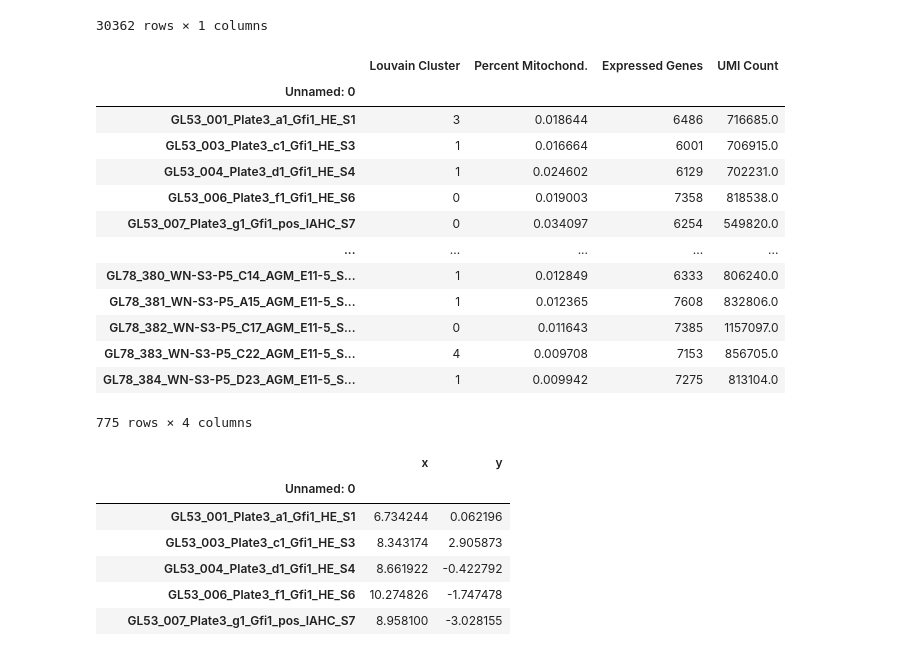
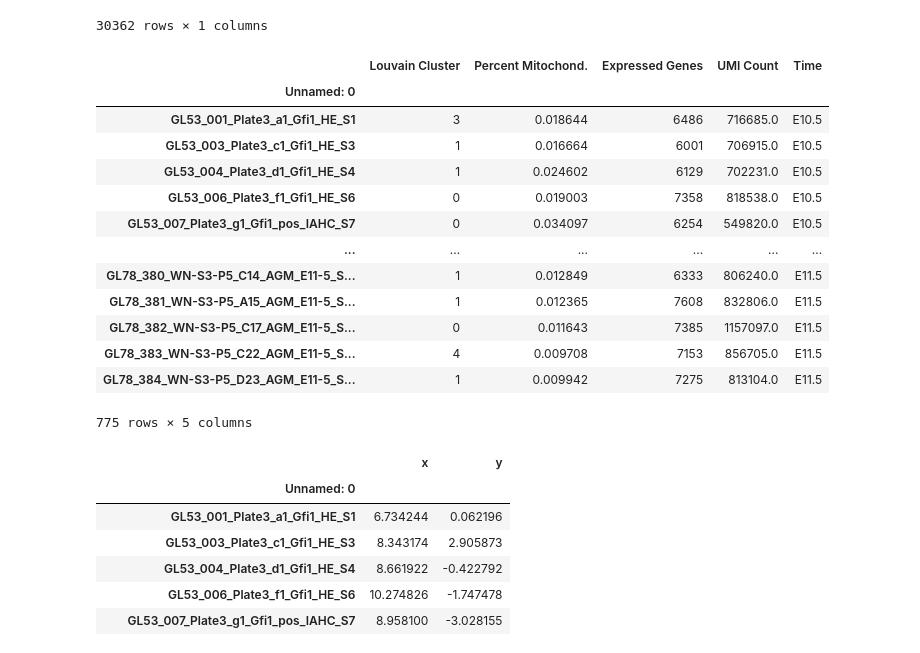
Before and after one commit to dsb-lab/blood_gastruloids, a Jupyter notebook: Analysis/0_Make_h5ad_file.ipynb, the cells around one changed output. Drawn from its saved outputs; the diff is of its cells as text; code cells hidden in the pictures.

```diff
--- a/Analysis/0_Make_h5ad_file.ipynb
+++ b/Analysis/0_Make_h5ad_file.ipynb
@@ -262,22 +262,29 @@ var
 # %%
 obs = pd.read_csv("input/embryo/meta.tsv",sep="\t")
 obs = obs.set_index("Unnamed: 0").sort_index()
+def f(x):
+    if "E11-5" in x:
+        return "E11.5";
+    else:
+        return "E10.5"
+obs.loc[:,"Time"] = [f(i) for i in obs.index.values]
+obs["Time"] = obs["Time"].astype(str)
 obs
 # %% [output]
-|  | Louvain Cluster | Percent Mitochond. | Expressed Genes | UMI Count |
-| Unnamed: 0 |  |  |  |  |
-| GL53_001_Plate3_a1_Gfi1_HE_S1 | 3 | 0.018644 | 6486 | 716685.0 |
-| GL53_003_Plate3_c1_Gfi1_HE_S3 | 1 | 0.016664 | 6001 | 706915.0 |
-| GL53_004_Plate3_d1_Gfi1_HE_S4 | 1 | 0.024602 | 6129 | 702231.0 |
-| GL53_006_Plate3_f1_Gfi1_HE_S6 | 0 | 0.019003 | 7358 | 818538.0 |
-| GL53_007_Plate3_g1_Gfi1_pos_IAHC_S7 | 0 | 0.034097 | 6254 | 549820.0 |
-| ... | ... | ... | ... | ... |
-| GL78_380_WN-S3-P5_C14_AGM_E11-5_S... | 1 | 0.012849 | 6333 | 806240.0 |
-| GL78_381_WN-S3-P5_A15_AGM_E11-5_S... | 1 | 0.012365 | 7608 | 832806.0 |
-| GL78_382_WN-S3-P5_C17_AGM_E11-5_S... | 0 | 0.011643 | 7385 | 1157097.0 |
-| GL78_383_WN-S3-P5_C22_AGM_E11-5_S... | 4 | 0.009708 | 7153 | 856705.0 |
-| GL78_384_WN-S3-P5_D23_AGM_E11-5_S... | 1 | 0.009942 | 7275 | 813104.0 |
+|  | Louvain Cluster | Percent Mitochond. | Expressed Genes | UMI Count | Time |
+| Unnamed: 0 |  |  |  |  |  |
+| GL53_001_Plate3_a1_Gfi1_HE_S1 | 3 | 0.018644 | 6486 | 716685.0 | E10.5 |
+| GL53_003_Plate3_c1_Gfi1_HE_S3 | 1 | 0.016664 | 6001 | 706915.0 | E10.5 |
+| GL53_004_Plate3_d1_Gfi1_HE_S4 | 1 | 0.024602 | 6129 | 702231.0 | E10.5 |
+| GL53_006_Plate3_f1_Gfi1_HE_S6 | 0 | 0.019003 | 7358 | 818538.0 | E10.5 |
+| GL53_007_Plate3_g1_Gfi1_pos_IAHC_S7 | 0 | 0.034097 | 6254 | 549820.0 | E10.5 |
+| ... | ... | ... | ... | ... | ... |
+| GL78_380_WN-S3-P5_C14_AGM_E11-5_S... | 1 | 0.012849 | 6333 | 806240.0 | E11.5 |
+| GL78_381_WN-S3-P5_A15_AGM_E11-5_S... | 1 | 0.012365 | 7608 | 832806.0 | E11.5 |
+| GL78_382_WN-S3-P5_C17_AGM_E11-5_S... | 0 | 0.011643 | 7385 | 1157097.0 | E11.5 |
+| GL78_383_WN-S3-P5_C22_AGM_E11-5_S... | 4 | 0.009708 | 7153 | 856705.0 | E11.5 |
+| GL78_384_WN-S3-P5_D23_AGM_E11-5_S... | 1 | 0.009942 | 7275 | 813104.0 | E11.5 |
-775 rows × 4 columns
+775 rows × 5 columns
 # %%
 umap = pd.read_csv("input/embryo/umap_coords.tsv",sep="\t")
 umap = umap.set_index("Unnamed: 0").sort_index()
```
Also changed, not shown: parts of 2 cells of this notebook, 1 other file.
